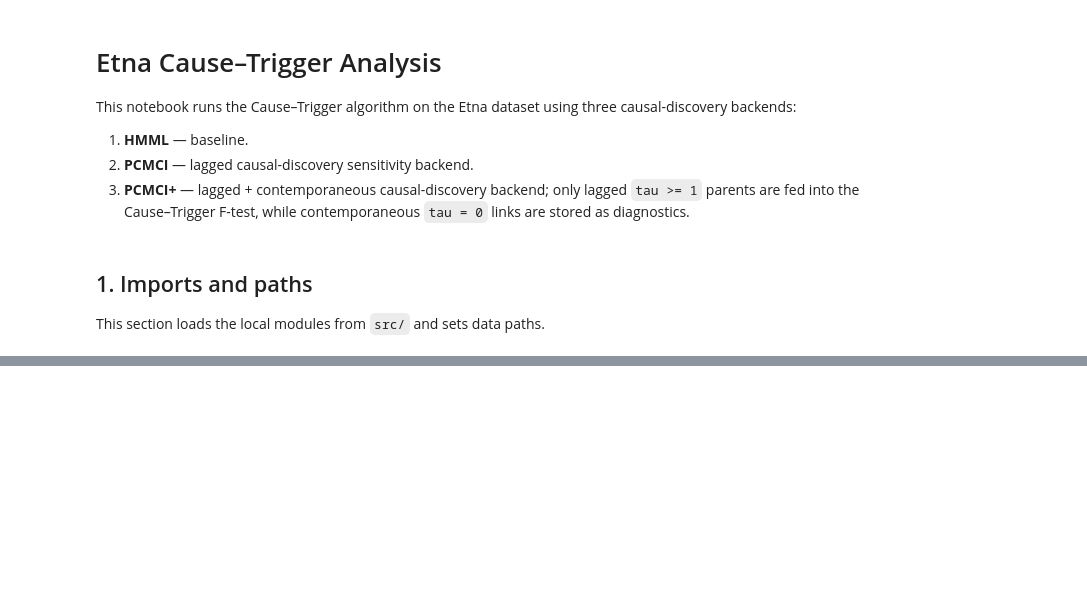
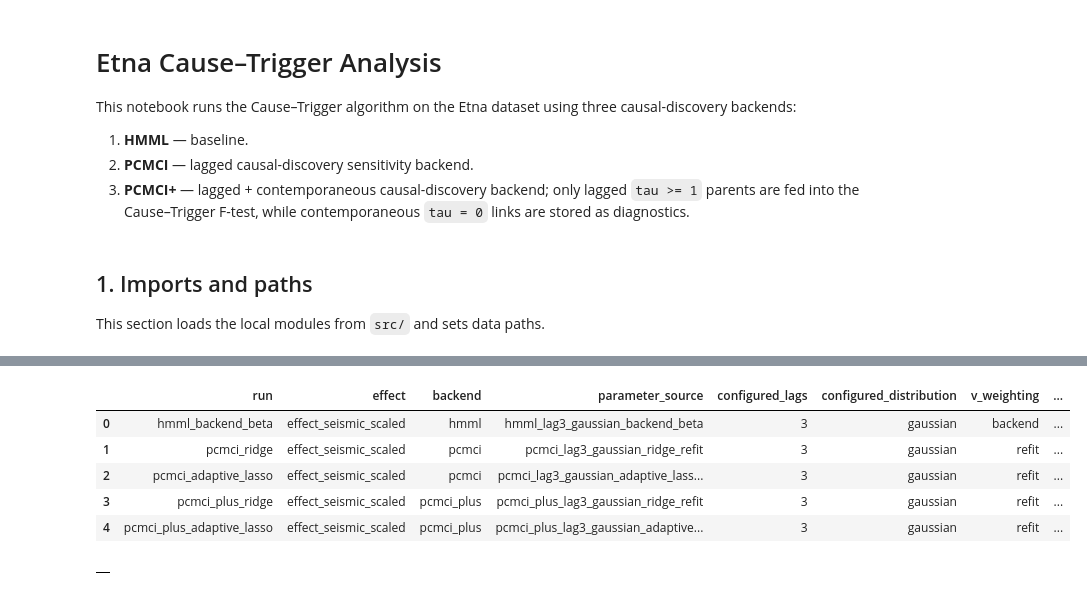
Before and after one commit to alectois/Distinguishing-Causes-and-Triggers-in-Volcanic-and-Seismic-Processes, a Jupyter notebook: notebooks/etna_cause_trigger.ipynb, the cells around one changed output, grey strips where cells are left out. Drawn from its saved outputs; the diff is of its cells as text; code cells hidden in the pictures; blank space fills up the shorter version.

```diff
--- a/notebooks/etna_cause_trigger.ipynb
+++ b/notebooks/etna_cause_trigger.ipynb
@@ -1187,0 +40,10 @@ No diagnostics available for trigger-stability table.
+# %%
+ETNA_PATH = DATA_DIR / "etna_final.csv"
+EFFECT = "effect_seismic_scaled"
+EVENT_TIME = pd.Timestamp("2008-05-12 06:28:00", tz="UTC")
+
+X = load_model_frame(ETNA_PATH)
+
+display(pd.DataFrame([model_overview(X, EFFECT)]))
+display(X.head())
+display(target_extremes(X, EFFECT, n=10))
@@ -1187,0 +105,19 @@ No diagnostics available for trigger-stability table.
+# %%
+results, comparison, diagnostics = run_suite(
+    X,
+    workflow,
+    lag=workflow.manual_lag,
+    distribution=workflow.distribution,
+    cond_ind_test="parcorr",
+)
+
+display(comparison)
+display(diagnostics)
+# %% [output]
+|  | run | effect | backend | parameter_source | configured_lags | configured_distribution | v_weighting | ... |
+| 0 | hmml_backend_beta | effect_seismic_scaled | hmml | hmml_lag3_gaussian_backend_beta | 3 | gaussian | backend | ... |
+| 1 | pcmci_ridge | effect_seismic_scaled | pcmci | pcmci_lag3_gaussian_ridge_refit | 3 | gaussian | refit | ... |
+| 2 | pcmci_adaptive_lasso | effect_seismic_scaled | pcmci | pcmci_lag3_gaussian_adaptive_lass... | 3 | gaussian | refit | ... |
+| 3 | pcmci_plus_ridge | effect_seismic_scaled | pcmci_plus | pcmci_plus_lag3_gaussian_ridge_refit | 3 | gaussian | refit | ... |
+| 4 | pcmci_plus_adaptive_lasso | effect_seismic_scaled | pcmci_plus | pcmci_plus_lag3_gaussian_adaptive... | 3 | gaussian | refit | ... |
+|  |
```
Also changed, not shown: parts of 42 cells of this notebook, 22 other files.
